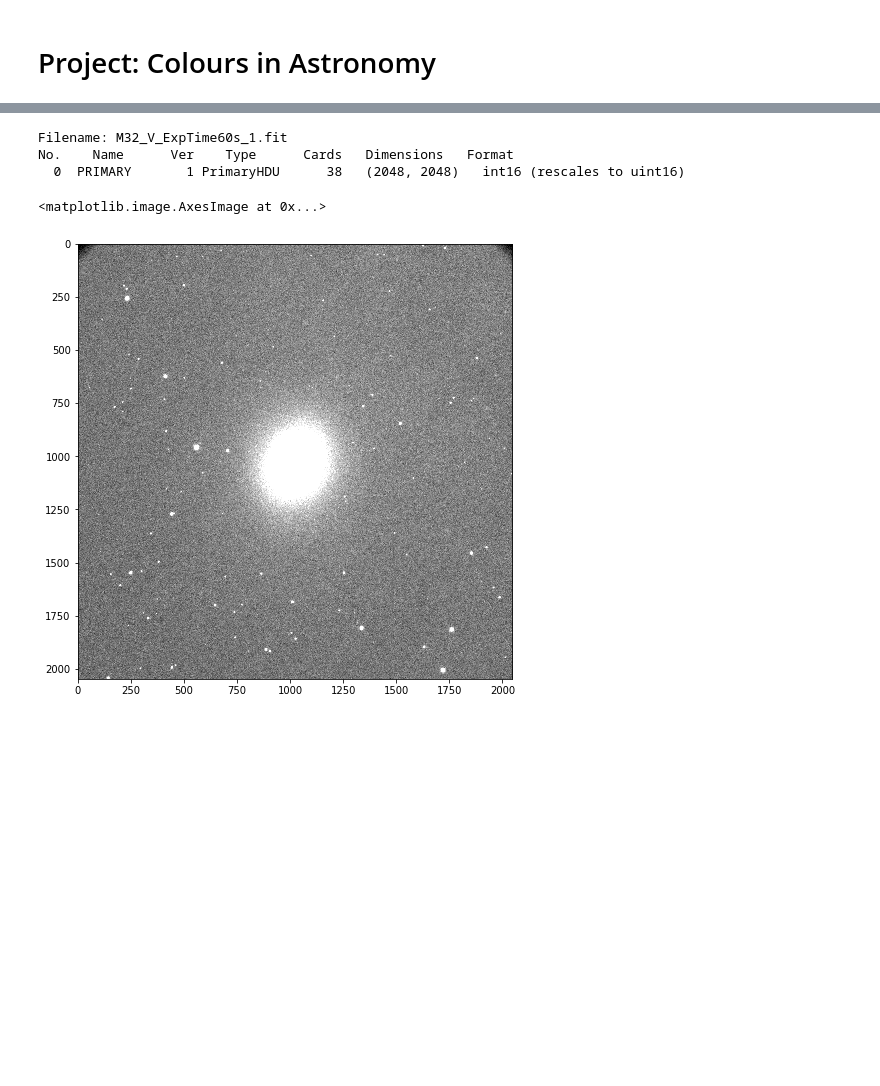
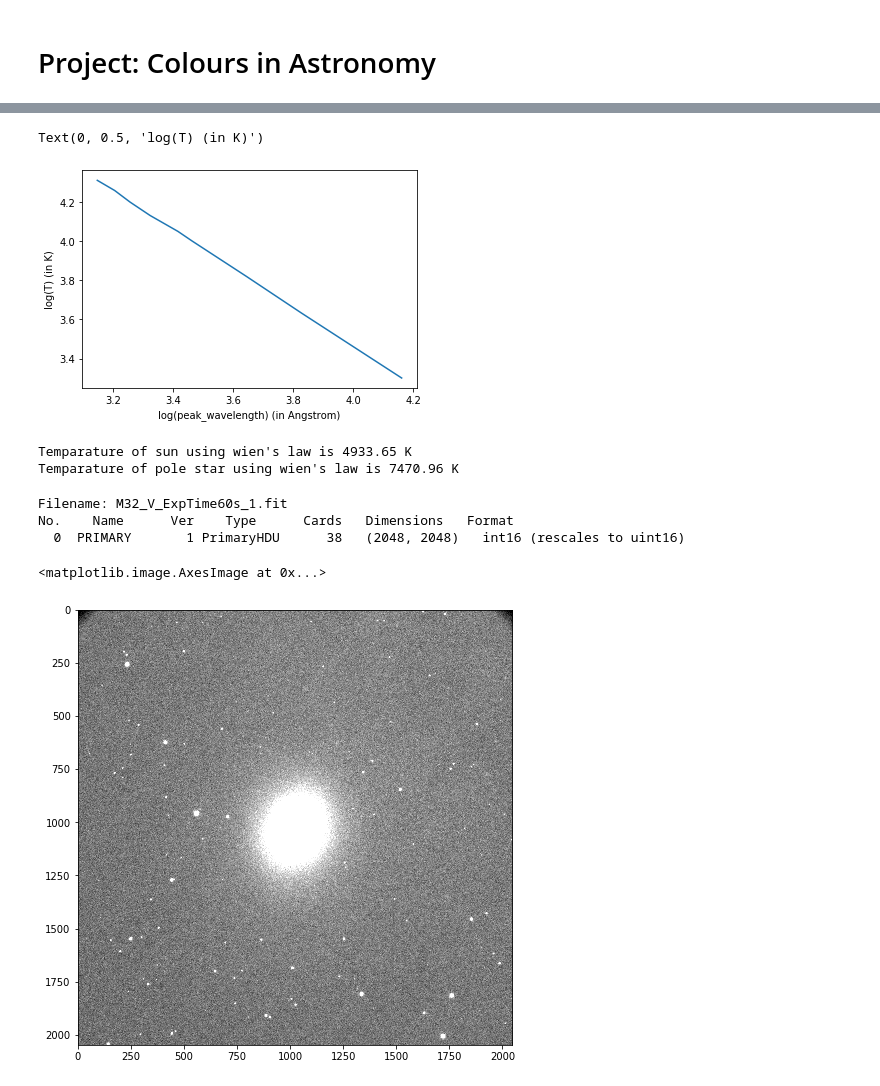
Before and after one commit to risha-daz/Astronomy_projects, a Jupyter notebook: Colours in Astronomy.ipynb, the cells around one changed output, grey strips where cells are left out. Drawn from its saved outputs; the diff is of its cells as text; code cells hidden in the pictures; blank space fills up the shorter version.

```diff
--- a/Colours in Astronomy.ipynb
+++ b/Colours in Astronomy.ipynb
@@ -106,0 +146,13 @@ T_spica=
+# %%
+peak_wls=np.zeros(9)*u.AA
+for i in range(len(temparatures)):
+    values=rp(temparatures[i])
+    max_index=np.where(np.amax(values)==values)
+    peak_wls[i]=(wavelengths[max_index])
+peak_wls=np.array(peak_wls.value)
+plt.plot(np.round(np.log10(peak_wls),4),np.round(np.log10(temparatures.value),4))
+plt.xlabel('log(peak_wavelength) (in Angstrom)')
+plt.ylabel('log(T) (in K)')
+# %% [output]
+Text(0, 0.5, 'log(T) (in K)')
+[figure, added]
@@ -107,3 +171,14 @@ T_spica=
+# %%
+def temp_from_peak_wv(wv):
+    wv.to(u.m)
+    return wiens_const/wv
+peak_wv_sun=5300*u.AA
+peak_wv_ps=3500*u.AA
+print("Temparature of sun using wien's law is",np.round(temp_from_peak_wv(peak_wv_sun).to(u.K),2))
+print("Temparature of pole star using wien's law is",np.round(temp_from_peak_wv(peak_wv_ps).to(u.K),2))
+# %% [output]
+Temparature of sun using wien's law is 4933.65 K
+Temparature of pole star using wien's law is 7470.96 K
 # %%
 file=fits.open('M32_V_ExpTime60s_1.fit')
 file.info()
```
Also changed, not shown: parts of 13 cells of this notebook.
